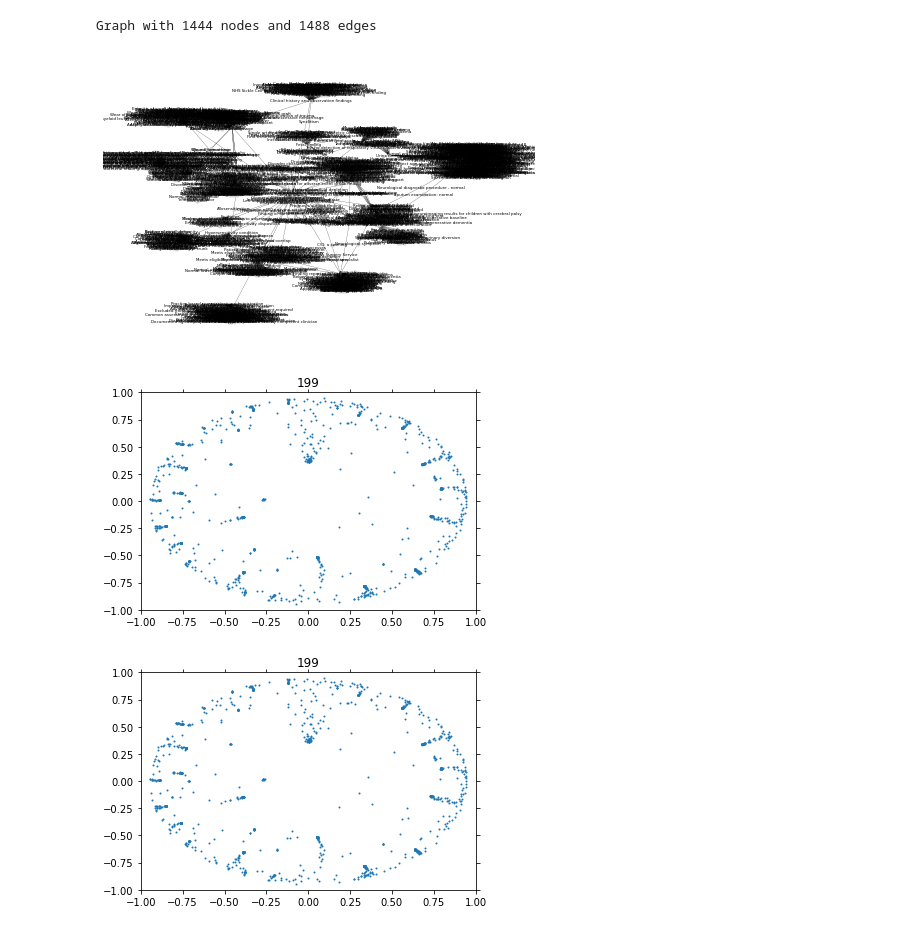
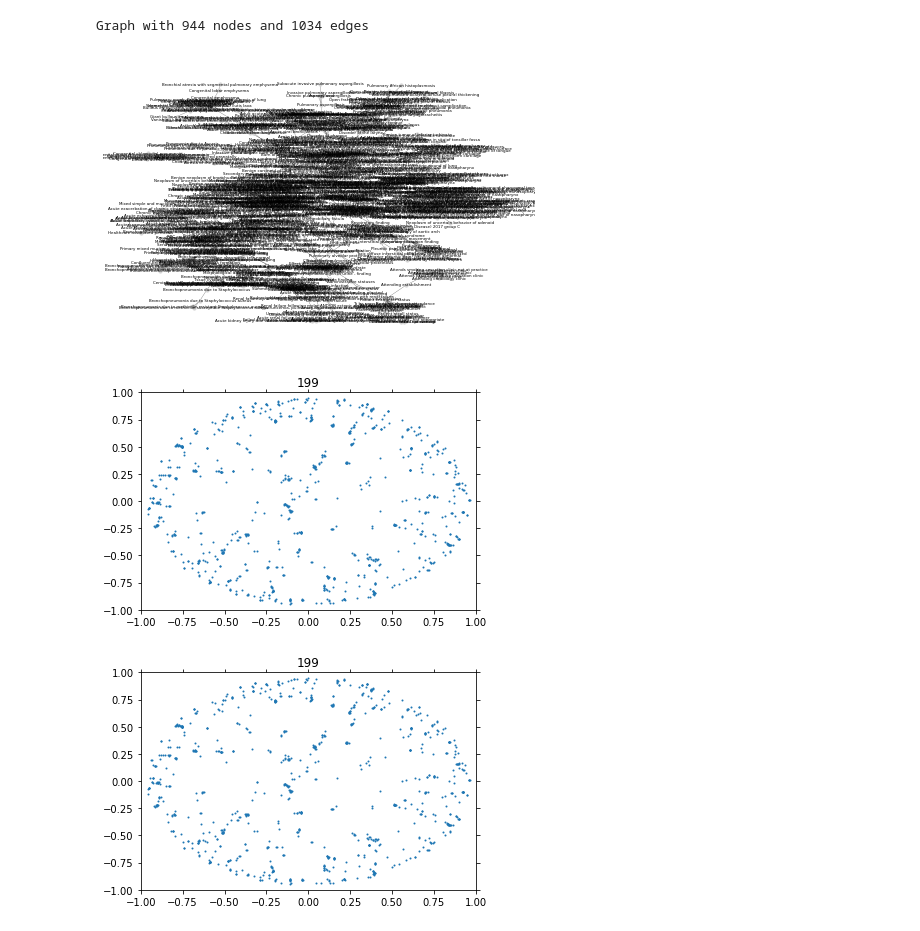
Before and after one commit to mi-erasmusmc/omop-poincare, a Jupyter notebook: main_notebook.ipynb, the cells around one changed output. Drawn from its saved outputs; the diff is of its cells as text; code cells hidden in the pictures.

Commit message:
Add new data loader

```diff
--- a/main_notebook.ipynb
+++ b/main_notebook.ipynb
@@ -73,7 +73,9 @@ plt.show();
 # m = Categorical(torch.tensor([ 2, 100, 1, 0.5 ]))
 # print(m.sample())
 
-data, objects, weights = helpers.load_edge_list(Path("data", "dist1Sample.csv"))
+# data, objects, weights = helpers.load_edge_list(Path("data", "dist1Sample.csv"))
+data, weights, objects, neighbors, diff_summed, num_relations = helpers.load_dataset("data/dist1Sample.csv")
+
 # id2 = ancestor, id1 = descendant according to descendant name in near column
 # "ancestor_concept_id","descendant_concept_id","dist"
 # "id2","id1","weight","descendant_concept_name"
@@ -113,13 +128,13 @@ nx.draw_networkx_labels(g, labels=dictData, pos=pos, font_size=4)
 plt.savefig(Path("data", "hierarchy.png"), dpi=300)
 plt.show()
 # %% [output]
-Graph with 1444 nodes and 1488 edges
+Graph with 944 nodes and 1034 edges
-[figure, old version]
+[figure, new version]
 # %%
 # cat_dist = Categorical(probs=torch.from_numpy(weights)) # was weights
 # cat_dist = Categorical(probs=torch.from_numpy(np.ones(len(objects)))) # was weights
 weight_temp = list(np.ones(len(objects)))
-weight_temp[objects.index(4023995)] = 20 # 4274025 put weight to 20, all other are 1
+weight_temp[objects.index(4274025)] = 20 # 4274025 put weight to 20, all other are 1
 cat_dist = Categorical(probs=torch.tensor(weight_temp)) # was weights
 
 # print(np.ones(len(objects)))
@@ -139,7 +154,7 @@ loss_func = CrossEntropyLoss()
 batch_X = torch.zeros(10, NEG_SAMPLES + 2, dtype=torch.long)
 batch_y = torch.zeros(10, dtype=torch.long)
 
-EPOCH = 2000
+EPOCH = 200
 n = 0
 # %%
 pl.figure()
@@ -148,11 +163,11 @@ pl.figure()
 # pl.axis('off')
 
 while n < EPOCH:
-    if n < 100:
-        lr = 0.001
+    if n < 20:
+        lr = 0.003
         sampler = cat_dist
     else:
-        lr = 0.01
+        lr = 0.3
         sampler = unif_dist
 
     perm = torch.randperm(data.shape[0])
@@ -177,35 +192,35 @@ while n < EPOCH:
 
         for j in range(10):
             a = set(sampler.sample([2 * NEG_SAMPLES]).numpy())
             # print("a")
             # print(a)
             # print("BATCHX0")
             # print(data[batch_X[j, 0]])
             # print(set(data[batch_X[j, 0]]))
             # print("BATCHX1")
             # print(data[batch_X[j, 1]])
             # print(set(data[batch_X[j, 1]]))
             # print("positives")
             # print((set(data[batch_X[j, 0]]) | set(data[batch_X[j, 1]])))
             # print("a")
             # print(a)
             negatives = list(a - (set(data[batch_X[j, 0]]) | set(data[batch_X[j, 1]])))
             # print("negatives")
             # print(negatives)
             batch_X[j, 2 : len(negatives)+2] = torch.LongTensor(negatives[:NEG_SAMPLES])
 
         optimizer.zero_grad()
         preds = model(batch_X)
 
         loss = loss_func(preds.neg(), batch_y)
         loss.backward()
         optimizer.step(lr=lr)
     n = n+1
 
 n = 0
 # %% [output]
-[figure, old version]
+[figure, new version]
-[figure, old version]
+[figure, new version]
 # %%
 import matplotlib.pyplot as plt
 
```
Also changed, not shown: parts of 3 cells of this notebook, 1 other file.
